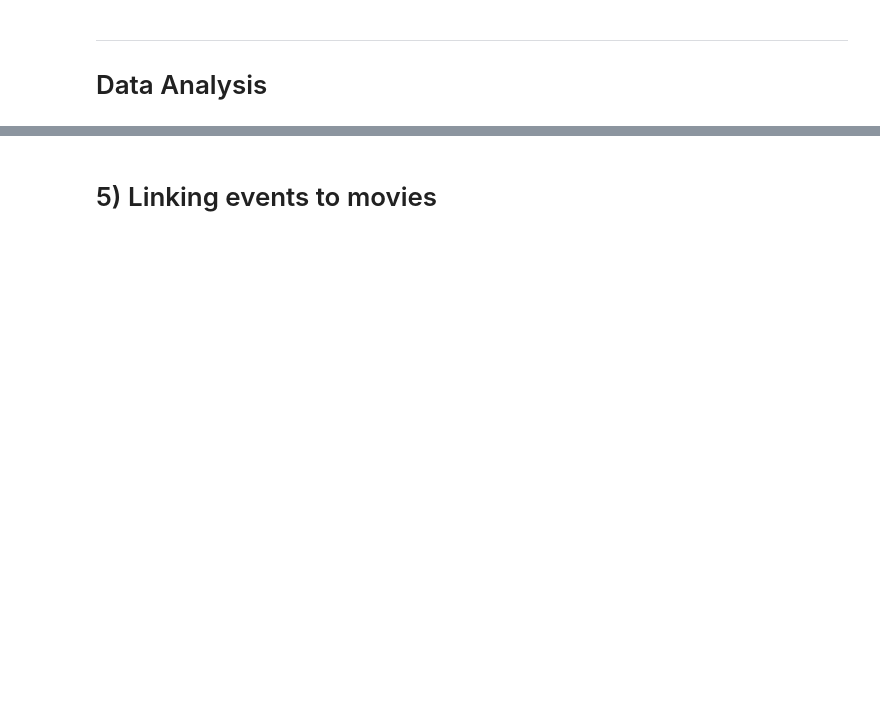
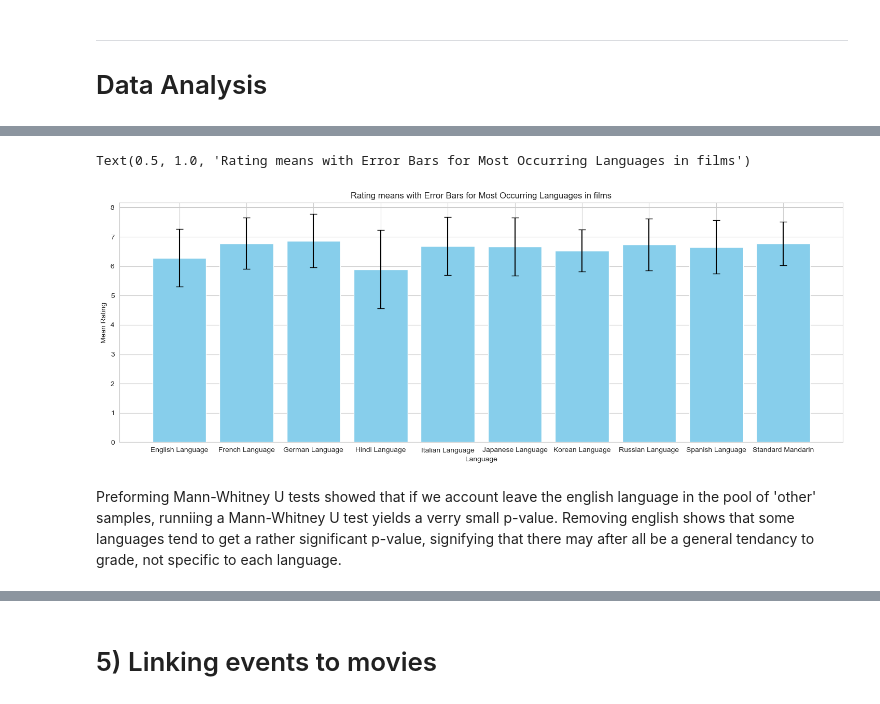
Before and after one commit to epfl-ada/ada-2023-project-adhd2023, a Jupyter notebook: milestone2.ipynb, the cells around one changed output, grey strips where cells are left out. Drawn from its saved outputs; the diff is of its cells as text; code cells hidden in the pictures; blank space fills up the shorter version.

```diff
--- a/milestone2.ipynb
+++ b/milestone2.ipynb
@@ -355,0 +538,26 @@ languages_df_with_ratings.reset_index(drop=True, inplace=True)
+# %%
+# Group by 'name' and calculate mean and standard deviation
+grouped_df = languages_ratings_df.groupby('language_name')['averageRating'].agg(['mean', 'std', 'count'])
+
+# Find the most occurring names
+top_names = grouped_df['count'].nlargest(10).index
+
+# Filter the DataFrame for the top names
+filtered_df = languages_ratings_df[languages_ratings_df['language_name'].isin(top_names)]
+
+# Group by 'name' again for plotting
+plot_data = filtered_df.groupby('language_name')['averageRating']
+
+# Calculate mean and standard deviation for error bars
+mean_values = plot_data.mean()
+std_values = plot_data.std()
+
+# Plotting
+plt.figure(figsize=(18, 6))
+plt.bar(mean_values.index, mean_values, yerr=std_values, capsize=5, color='skyblue')
+plt.xlabel('Language')
+plt.ylabel('Mean Rating')
+plt.title('Rating means with Error Bars for Most Occurring Languages in films')
+# %% [output]
+Text(0.5, 1.0, 'Rating means with Error Bars for Most Occurring Languages in films')
+[figure, added]
@@ -355,0 +581,2 @@ languages_df_with_ratings.reset_index(drop=True, inplace=True)
+# %% [markdown]
+Preforming Mann-Whitney U tests showed that if we account leave the english language in the pool of 'other' samples, runniing a Mann-Whitney U test yields a verry small p-value. Removing english shows that some languages tend to get a rather significant p-value, signifying that there may after all be a general tendancy to grade, not specific to each language.
```
Also changed, not shown: parts of 60 cells of this notebook.
